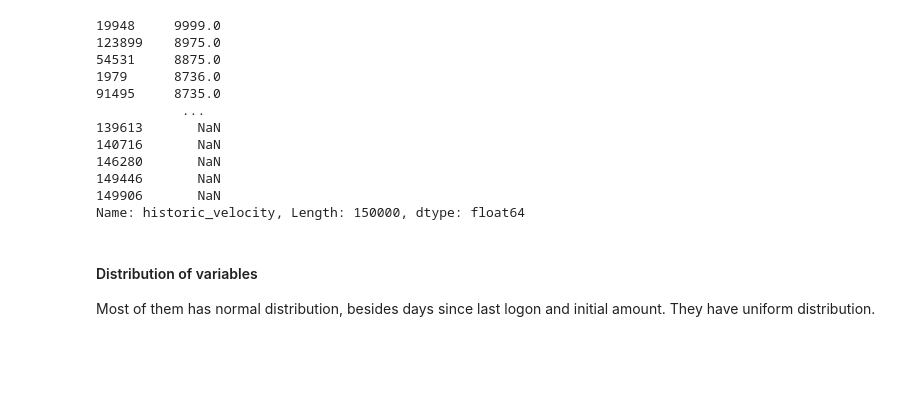
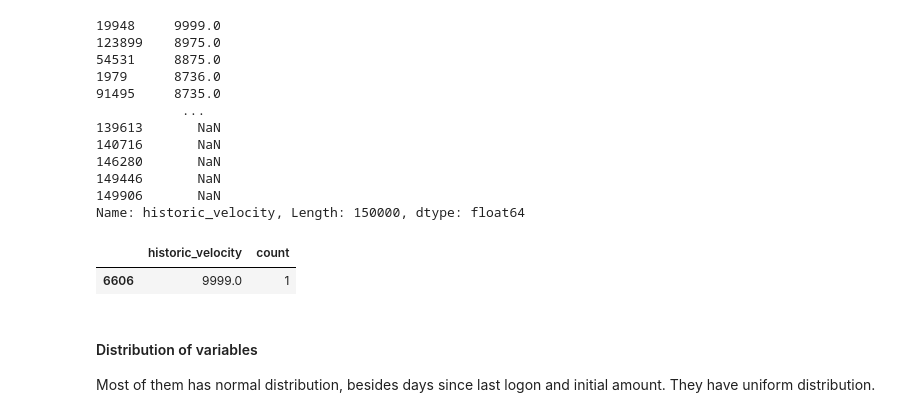
Before and after one commit to JakubKozlowski1/data_mining, a Jupyter notebook: exploration.ipynb, the cells around one changed output. Cells and saved outputs as stored; diff of their text form; code cells hidden in the pictures; blank space fills up the shorter version.

```diff
--- a/exploration.ipynb
+++ b/exploration.ipynb
@@ -182,6 +182,13 @@ df['historic_velocity'].sort_values(ascending=False)
 149446       NaN
 149906       NaN
 Name: historic_velocity, Length: 150000, dtype: float64
+# %%
+test = pd.DataFrame(df['historic_velocity'].value_counts()).reset_index()
+test.sort_values(ascending=False, by='historic_velocity').head(20)
+test[test['historic_velocity']>9000]
+# %% [output]
+|  | historic_velocity | count |
+| 6606 | 9999.0 | 1 |
 # %% [markdown]
 #### Distribution of variables
 Most of them has normal distribution, besides days since last logon and initial amount. They have uniform distribution.
```
Also changed, not shown: parts of 1 cell of this notebook, 3 other files.
